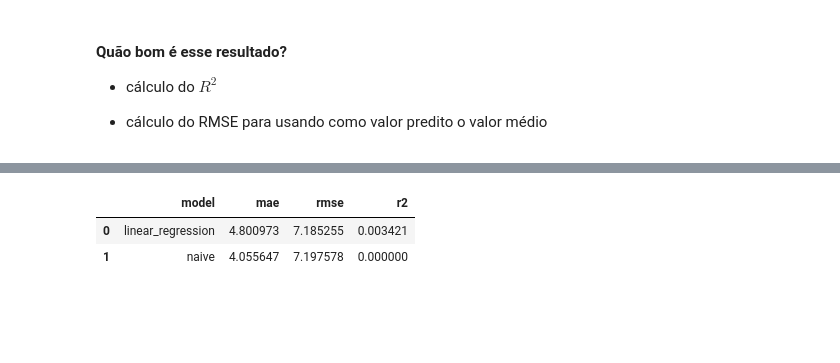
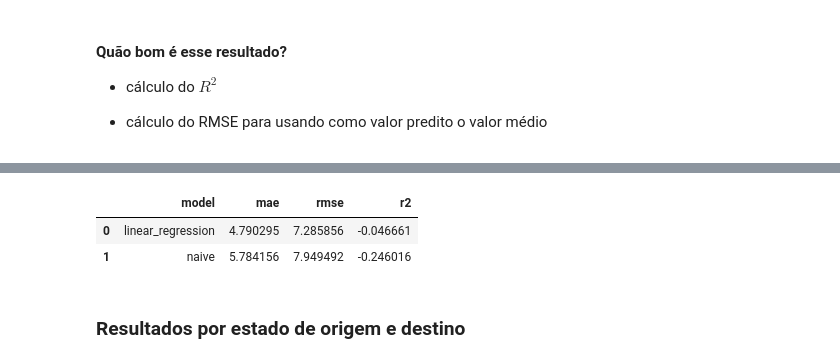
Before and after one commit to nubank/diversidados-curso-ds, a Jupyter notebook: iniciante/Modelagem/prazo_entrega_solucao_exemplo.ipynb, the cells around one changed output, grey strips where cells are left out. Saved outputs shown, nothing was run; the diff lists cells and outputs as text; code cells hidden in the pictures; blank space fills up the shorter version.

```diff
--- a/iniciante/Modelagem/prazo_entrega_solucao_exemplo.ipynb
+++ b/iniciante/Modelagem/prazo_entrega_solucao_exemplo.ipynb
@@ -358,13 +365,22 @@ rmse(y_true, mean_pred)
-# %%
-metrics_results = {
-    "model": ["linear_regression", "naive"],
-    "mae": [mean_absolute_error(y_true, y_pred), mean_absolute_error(y_true, mean_pred)],
-    "rmse": [rmse(y_true, y_pred), rmse(y_true, mean_pred)],
-    "r2": [r2_score(y_true, y_pred), 0]
-}
-
-pd.DataFrame(metrics_results)
-# %% [output]
-|  | model | mae | rmse | r2 |
-| 0 | linear_regression | 4.800973 | 7.185255 | 0.003421 |
-| 1 | naive | 4.055647 | 7.197578 | 0.000000 |
+# %%
+def create_metrics_comparison_table(model, model_name, test_df, target_mean):
+    metrics_results = {"model": [], "mae": [], "rmse": [], "r2": []}
+    y_true = test_df["target"].values
+    predictions = {
+        model_name: model.predict(test_df[feature_cols]),
+        "naive": [target_mean] * len(y_true)}
+    for name, y_pred in predictions.items():
+        metrics_results["model"].append(name)
+        metrics_results["mae"].append(mean_absolute_error(y_true, y_pred))
+        metrics_results["rmse"].append(rmse(y_true, y_pred))
+        metrics_results["r2"].append(r2_score(y_true, y_pred))
+
+    return pd.DataFrame(metrics_results)
+# %%
+create_metrics_comparison_table(model, "linear_regression", datasets["test"], train_dataset_target_mean)
+# %% [output]
+|  | model | mae | rmse | r2 |
+| 0 | linear_regression | 4.790295 | 7.285856 | -0.046661 |
+| 1 | naive | 5.784156 | 7.949492 | -0.246016 |
+# %% [markdown]
+### Resultados por estado de origem e destino
```
Also changed, not shown: parts of 25 cells of this notebook, 3 other files.
